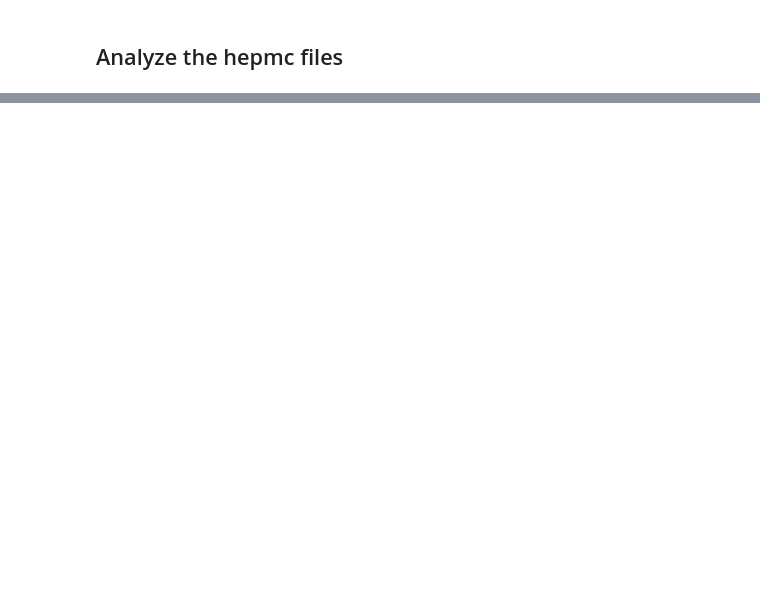
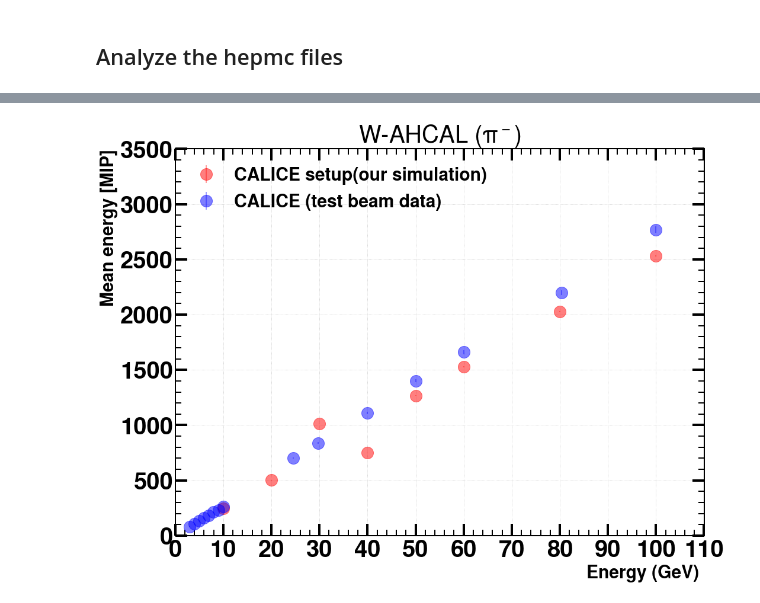
Before and after one commit to bk806714/EIC_Analysis, a Jupyter notebook: hepmc.ipynb, the cells around one changed output, grey strips where cells are left out. Cells and saved outputs as stored; diff of their text form; code cells hidden in the pictures; blank space fills up the shorter version.

```diff
--- a/hepmc.ipynb
+++ b/hepmc.ipynb
@@ -318,0 +510,81 @@ plt.show()
+# %%
+paper_ene_pi=[2.96, 3.97, 5.00,5.96, 6.97, 7.96, 8.99, 9.97,24.5,    29.7,   39.9,     50.0,     60.1,        80.4,     100,        120]
+paper_mean_pi=[81.3, 104, 134, 160, 183, 212, 231, 263, 702,    838,    1.11e+3,  1.40e+3,  1.66e+3,     2.20e+3,  2.77e+3,  3.30e+3]
+
+
+
+### T
+
+paper_ene_el=[15.1, 20.0, 30.0, 40.0]#[40.0,     30.0, 20.0, 15.1]
+paper_mean_el=[435, 576, 871, 1150.0]#[1.15e+3, 871,  576,  435]
+
+
+#[498.01204819  753.54216867  994.85542169]
+
+ratio_mean_pi=[1.39,1.38, 1.36,1.35,1.37] ## just for the reference
+
+energies_el=[10,20,30,40,50]
+
+pi_meansCAL_T_MIP=np.divide(pi_meansCAL_T,MIP)
+pi_means_errorCAL_T_MIP=np.divide(pi_means_errorCAL_T,MIP)
+
+
+el_meansCAL_T_MIP=np.divide(el_meansCAL_T,MIP)
+el_means_errorCAL_T_MIP=np.divide(el_means_errorCAL_T,MIP)
+print(pi_meansCAL_T_MIP)
+
+
+paper_error_mean_pi=np.multiply(paper_mean_pi,0.01)
+paper_error_mean_el=np.multiply(paper_mean_el,0.01)
+#fig,(ax,ax1) = plt.subplots(2,1,gridspec_kw={'height_ratios': [3, 1]})
+fig,ax = plt.subplots(1,1, figsize=(16, 12),sharex=True,sharey=True)
+
+
+
+
+ax.errorbar(energy_CAL_T_pi,pi_meansCAL_T_MIP, pi_means_errorCAL_T_MIP ,color="red",alpha=0.5,marker='o',linestyle='None',markersize=20,label='CALICE setup(our simulation)')
+ax.errorbar(paper_ene_pi,paper_mean_pi, paper_error_mean_pi,color="blue",alpha=0.5,marker='o',linestyle='None',markersize=20,label='CALICE (test beam data)')
+ax.set_ylabel('Mean energy [MIP]')
+ax.set_xlabel('Energy (GeV) ')
+#ax.yaxis.set_major_formatter(FormatStrFormatter('%.2f'))
+ax.set_ylim(0,3500)
+ax.set_xlim(0,110)
+
+ax.xaxis.set_major_locator(MultipleLocator(10))
+#ax.yaxis.set_major_locator(MultipleLocator(2))
+ax.xaxis.grid(True)
+ax.yaxis.grid(True)
+ax.set_title("W-AHCAL ($\pi^-$)")
+#ax.set_title("Resolution")
+FigName="Comp_Mean_e_pi.png"
+ax.legend()
+
+
+
+fig,ax = plt.subplots(1,1, figsize=(16, 12),sharex=True,sharey=True)
+#el_meansCAL_T=[196.68,390.73,589.30,  777.13 ,942.71,1083.57,1294.99,1516.84 ]
+#el_means_errorCAL_T
+
+
+#el_meansCAL_T=np.asarray(el_meansCAL_T)
+#el_means_errorCAL_T=np.asarray(el_means_errorCAL_T)
+el_meansCAL_T_MIP_eqi=[ 247.25,    502.2625,  748.975,  1012.0625, 1267.075]
+energy_eqi_here=[10,20,30,40,50]
+el_means_errorCAL_T_MIP_eqi=np.multiply(el_meansCAL_T_MIP_eqi,0.01)
+ax.errorbar(energy_eqi_here,el_meansCAL_T_MIP_eqi, el_means_errorCAL_T_MIP_eqi,color="red",alpha=0.5,marker='o',linestyle='None',markersize=20,label='CALICE setup (our simulation)')
+ax.errorbar(paper_ene_el,paper_mean_el, paper_error_mean_el,color="blue",alpha=0.5,marker='o',linestyle='None',markersize=20,label='CALICE (test-beam data)')
+ax.set_ylabel('Mean energy [MIP]')
+ax.set_ylabel('Mean energy [MIP]')
+ax.set_xlabel('Energy (GeV) ')
+#ax.yaxis.set_major_formatter(FormatStrFormatter('%.2f'))
+ax.set_ylim(0,1500)
+ax.set_xlim(0,60)
+ax.set_title("W-AHCAL ($e-^-$)")
+ax.xaxis.set_major_locator(MultipleLocator(10))
+#ax.yaxis.set_major_locator(MultipleLocator(2))
+ax.xaxis.grid(True)
+ax.yaxis.grid(True)
+#ax.set_title("Resolution")
+FigName="Comp_Mean_e_pi.png"
+ax.legend()
+# %% [output]
@@ -318,0 +594 @@ plt.show()
+[figure, added]
```
Also changed, not shown: parts of 32 cells of this notebook, 4 other files.
